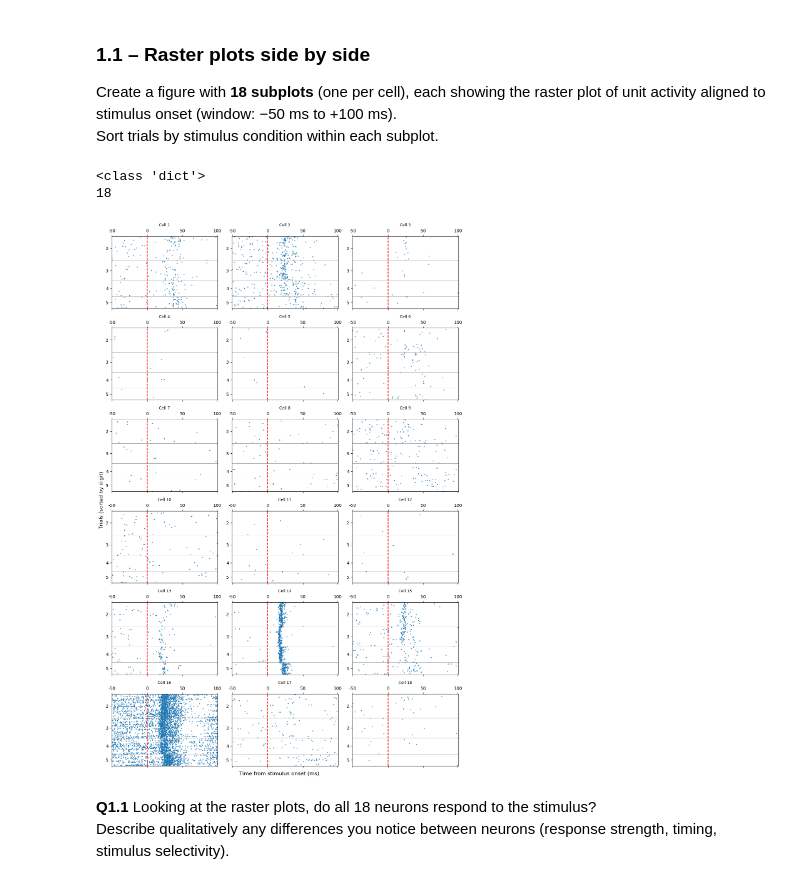
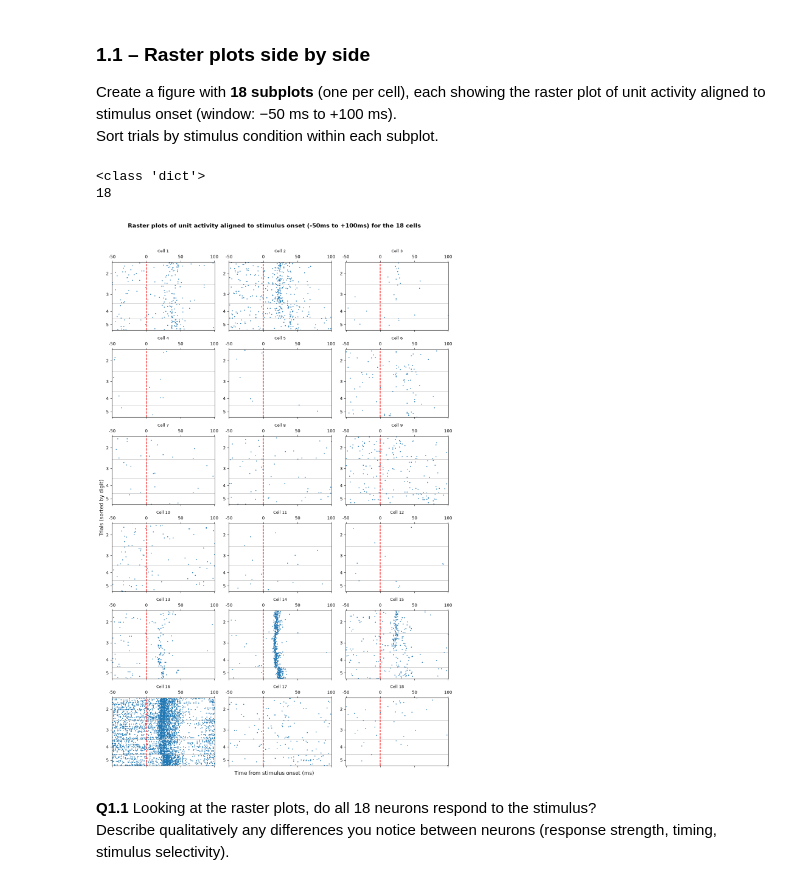
Before and after one commit to slerou/Group_1_HW_DataAnalysis_2026.ipynb, a Jupyter notebook: Group_1_HW_SU_LFP_111026_student_2026.ipynb, the cells around one changed output. Saved outputs shown, nothing was run; the diff lists cells and outputs as text; code cells hidden in the pictures.

```diff
--- a/Group_1_HW_SU_LFP_111026_student_2026.ipynb
+++ b/Group_1_HW_SU_LFP_111026_student_2026.ipynb
@@ -147,34 +147,35 @@ print(type(unit_aligned))
 print(len(unit_aligned))
 
 fig, axes = plt.subplots(6, 3, figsize=(12, 18))
 axes = axes.flatten()
 
 for cell in range(1, 19):
     StimCond = cells[cell]["StimCond"]
     trial_order = np.argsort(StimCond[:, 1], kind="stable")
 
     ax = axes[cell - 1]
     ax.spy(unit_aligned[cell][trial_order, :],
            aspect="auto", markersize=1)
 
     ax.axvline(x=50, color="r", linestyle="--")
     ax.set_yticks([150, 425, 650, 825])
     ax.set_yticklabels(["2", "3", "4", "5"])   # organised by digit numbers
     for b in [300, 550, 750]:                        # limits between digits
         ax.axhline(y=b, color="gray", linewidth=0.5)
 
     ax.set_xticks([0, 50, 100, 149])
     ax.set_xticklabels([-50, 0, 50, 100])
     ax.set_title("Cell " + str(cell), fontsize=9)
 
 fig.supxlabel("Time from stimulus onset (ms)")
 fig.supylabel("Trials (sorted by digit)")
+plt.suptitle("Raster plots of unit activity aligned to stimulus onset (-50ms to +100ms) for the 18 cells",fontsize=14,fontweight='bold',y=1.02,)
 plt.tight_layout()
 plt.show()
 # %% [output]
 <class 'dict'>
 18
-[figure, old version]
+[figure, new version]
 # %% [markdown]
 **Q1.1** Looking at the raster plots, do all 18 neurons respond to the stimulus?
 Describe qualitatively any differences you notice between neurons (response strength, timing, stimulus selectivity).
```
Also changed, not shown: parts of 4 cells of this notebook.
